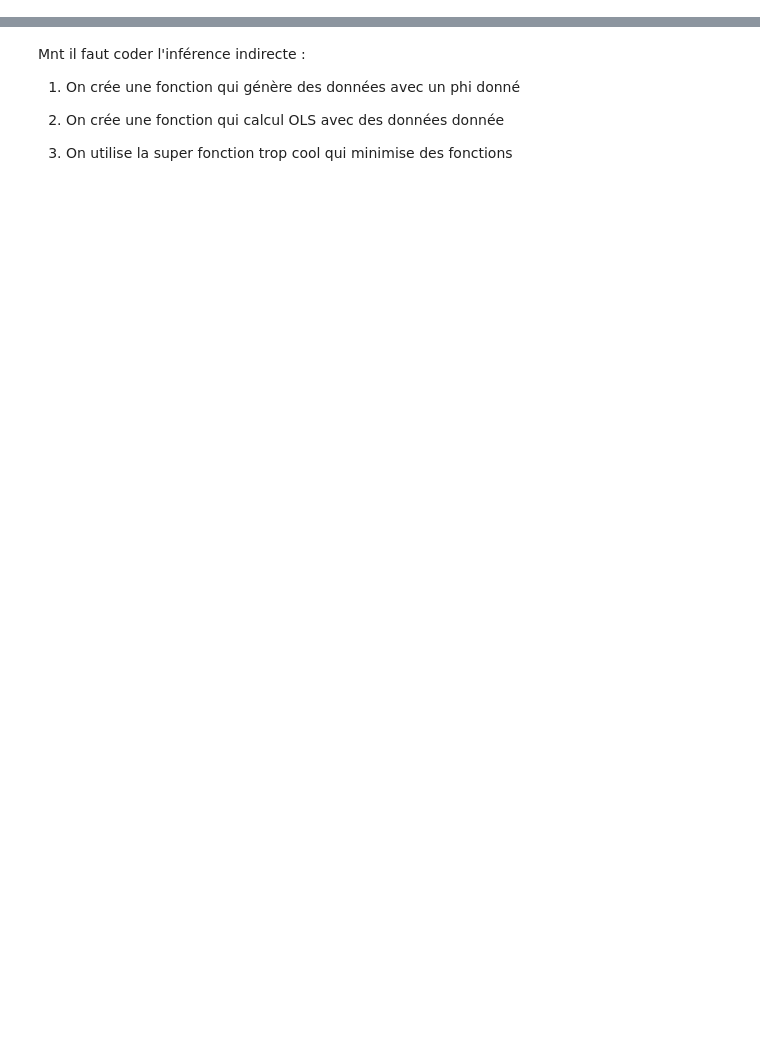
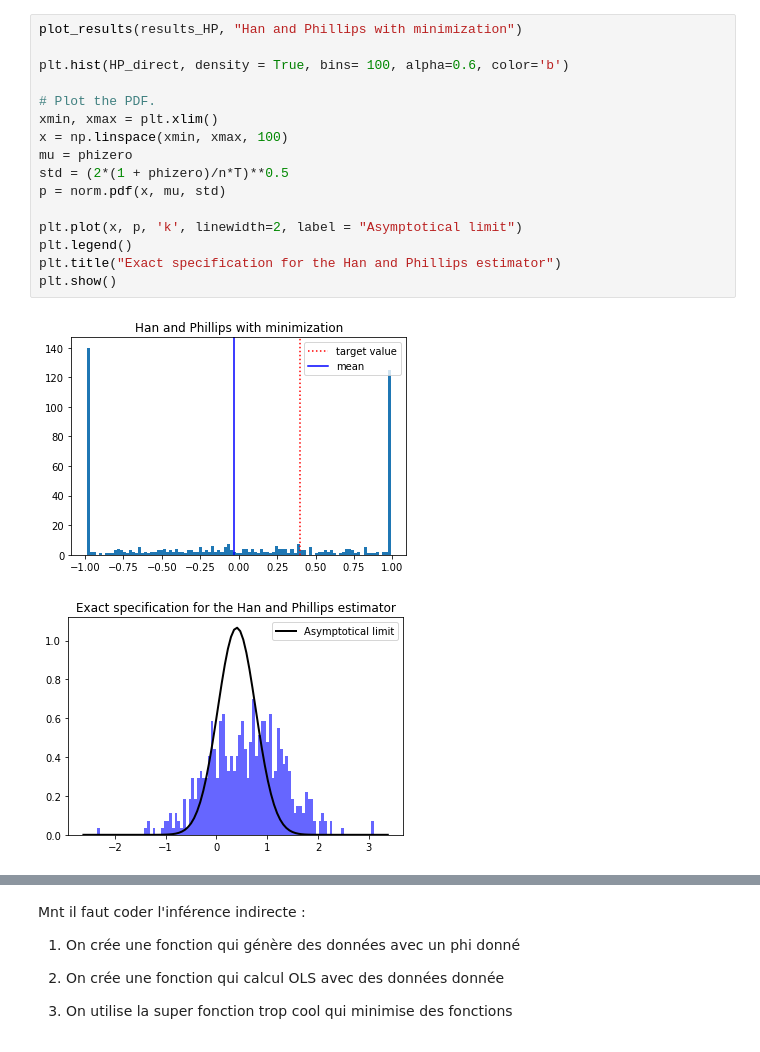
Before and after one commit to agatherosenzweig/Advanced-econometrics, a Jupyter notebook: Notebook GMM - version Agathe.ipynb, the cells around one changed output, grey strips where cells are left out. Drawn from its saved outputs; the diff is of its cells as text; blank space fills up the shorter version.

```diff
--- a/Notebook GMM - version Agathe.ipynb
+++ b/Notebook GMM - version Agathe.ipynb
@@ -155,0 +110,19 @@ MLE avec correction de biais de Han et Kuersteiner : la formule explicite est do
+# %%
+plot_results(results_HP, "Han and Phillips with minimization")
+
+plt.hist(HP_direct, density = True, bins= 100, alpha=0.6, color='b')
+
+# Plot the PDF.
+xmin, xmax = plt.xlim()
+x = np.linspace(xmin, xmax, 100)
+mu = phizero
+std = (2*(1 + phizero)/n*T)**0.5
+p = norm.pdf(x, mu, std)
+
+plt.plot(x, p, 'k', linewidth=2, label = "Asymptotical limit")
+plt.legend()
+plt.title("Exact specification for the Han and Phillips estimator")
+plt.show()
+# %% [output]
+[figure, added]
+[figure, added]
```
Also changed, not shown: parts of 31 cells of this notebook.
